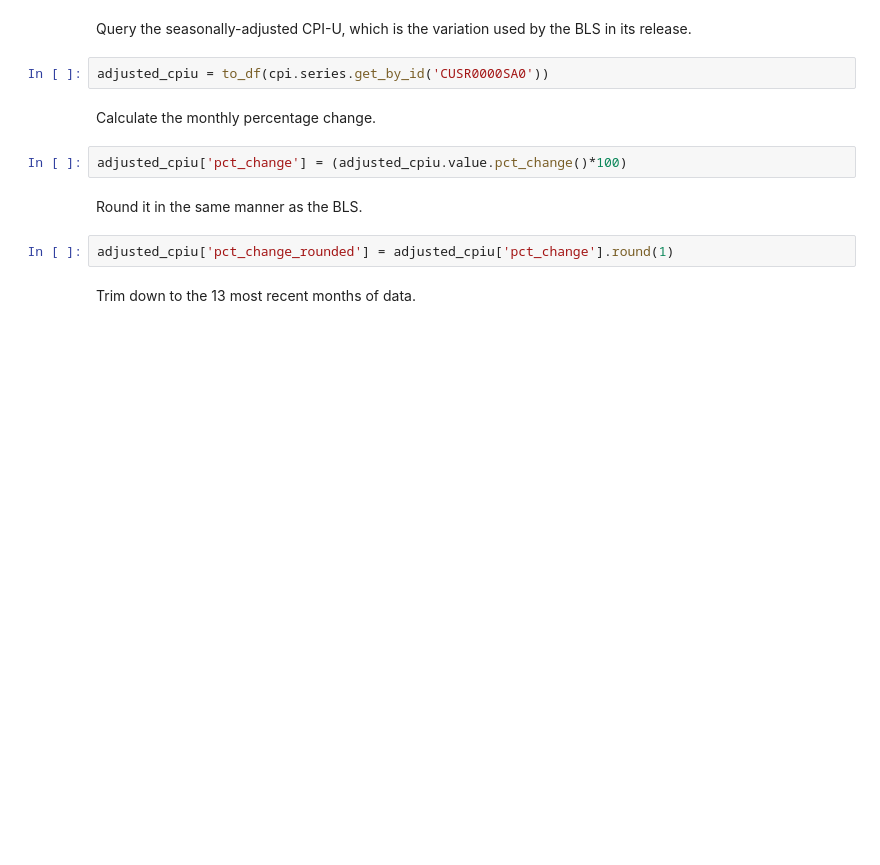
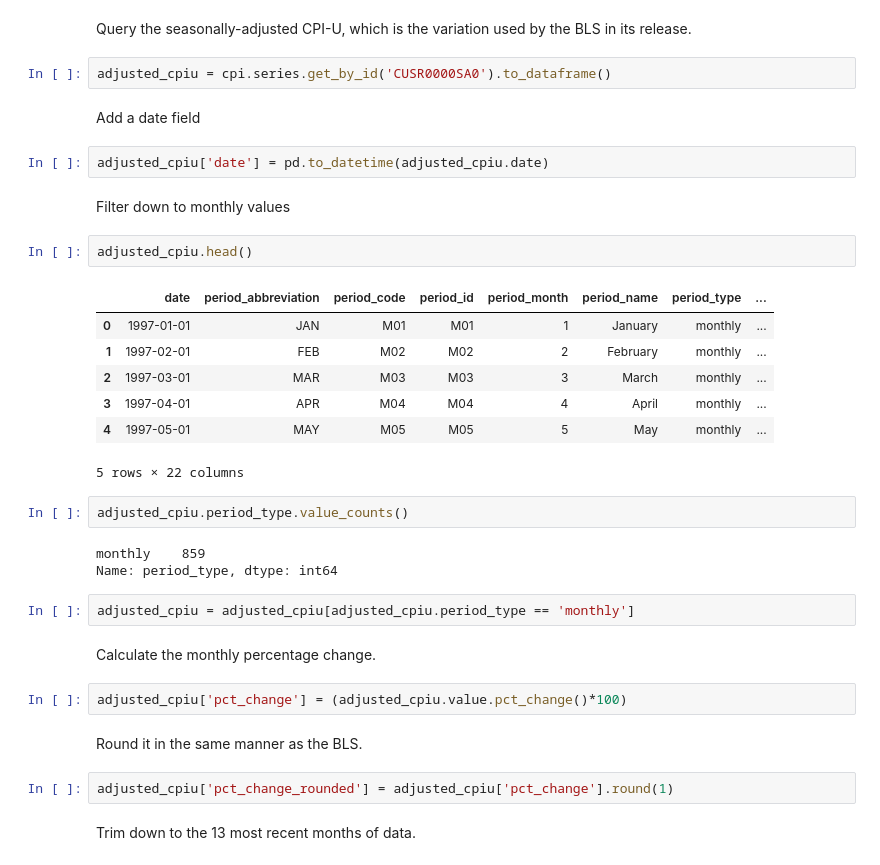
Before and after one commit to palewire/cpi, a Jupyter notebook: notebooks/analysis.ipynb, the cells around one changed output. Saved outputs shown, nothing was run; the diff lists cells and outputs as text; blank space fills up the shorter version.

Commit message:
Added to_dataframe methods to serialize series list and index lists to pandas DataFrame objects. Fixes #31

```diff
--- a/notebooks/analysis.ipynb
+++ b/notebooks/analysis.ipynb
@@ -45,7 +30,30 @@ In a July 2018 [press release](https://www.bls.gov/news.release/pdf/cpi.pdf) the
 # %% [markdown]
 Query the seasonally-adjusted CPI-U, which is the variation used by the BLS in its release.
 # %%
-adjusted_cpiu = to_df(cpi.series.get_by_id('CUSR0000SA0'))
+adjusted_cpiu = cpi.series.get_by_id('CUSR0000SA0').to_dataframe()
+# %% [markdown]
+Add a date field
+# %%
+adjusted_cpiu['date'] = pd.to_datetime(adjusted_cpiu.date)
+# %% [markdown]
+Filter down to monthly values
+# %%
+adjusted_cpiu.head()
+# %% [output]
+|  | date | period_abbreviation | period_code | period_id | period_month | period_name | period_type | ... |
+| 0 | 1997-01-01 | JAN | M01 | M01 | 1 | January | monthly | ... |
+| 1 | 1997-02-01 | FEB | M02 | M02 | 2 | February | monthly | ... |
+| 2 | 1997-03-01 | MAR | M03 | M03 | 3 | March | monthly | ... |
+| 3 | 1997-04-01 | APR | M04 | M04 | 4 | April | monthly | ... |
+| 4 | 1997-05-01 | MAY | M05 | M05 | 5 | May | monthly | ... |
+5 rows × 22 columns
+# %%
+adjusted_cpiu.period_type.value_counts()
+# %% [output]
+monthly    859
+Name: period_type, dtype: int64
+# %%
+adjusted_cpiu = adjusted_cpiu[adjusted_cpiu.period_type == 'monthly']
 # %% [markdown]
 Calculate the monthly percentage change.
 # %%
```
Also changed, not shown: parts of 2 cells of this notebook, 4 other files.
